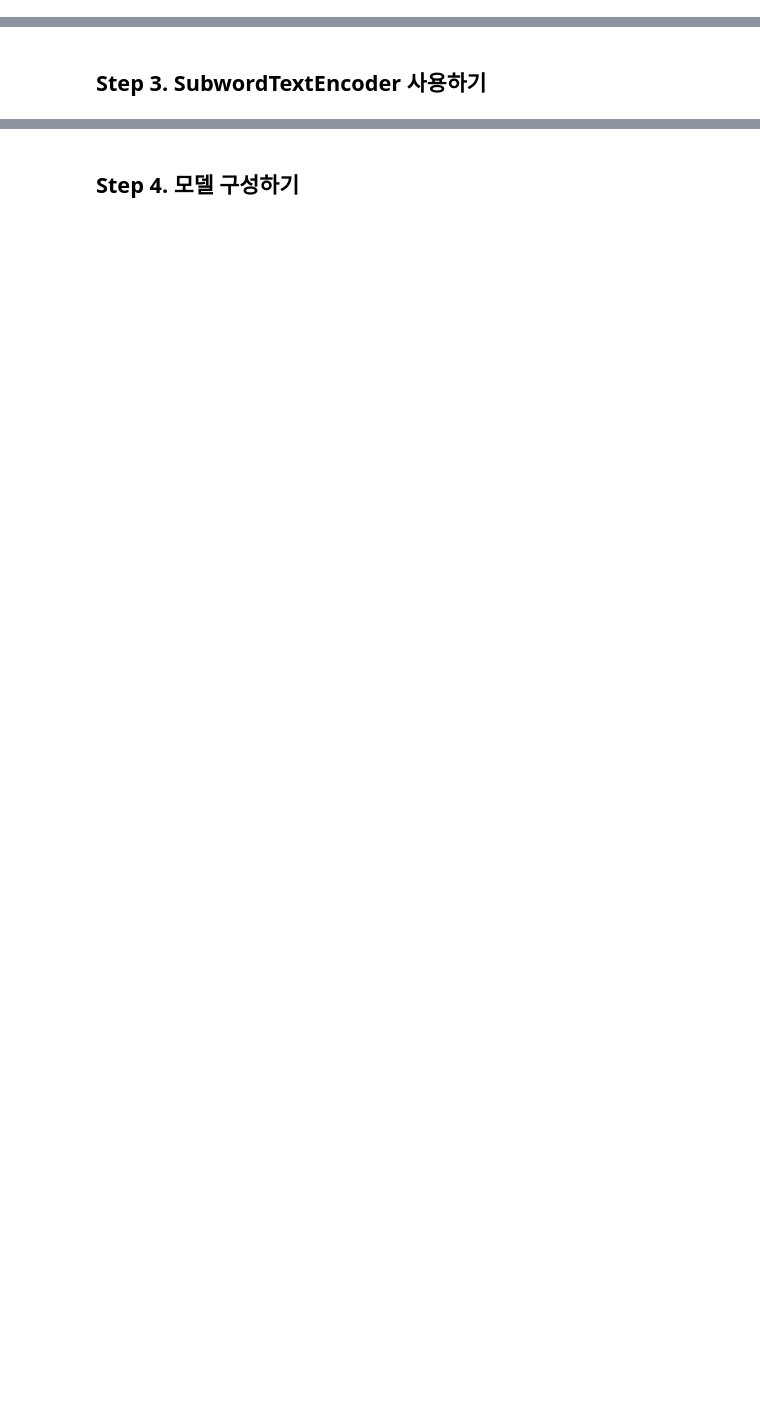
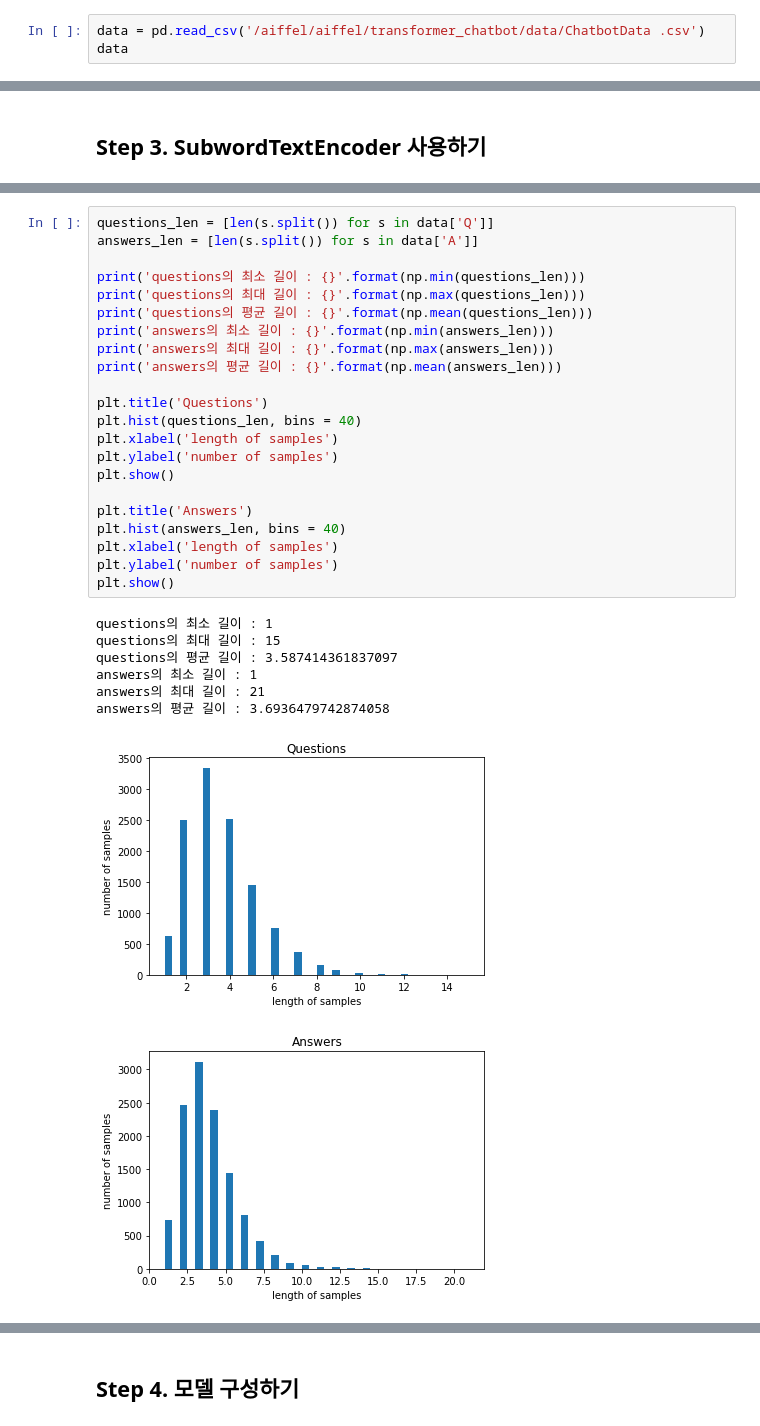
Before and after one commit to soy53/AIFFEL, a Jupyter notebook: Exploration/[E-14]transfomer.ipynb, the cells around one changed output, grey strips where cells are left out. Drawn from its saved outputs; the diff is of its cells as text; blank space fills up the shorter version.

```diff
--- a/Exploration/[E-14]transfomer.ipynb
+++ b/Exploration/[E-14]transfomer.ipynb
@@ -5,2 +18,5 @@
 # %% [markdown]
 ## Step 2. 데이터 전처리하기
+# %%
+data = pd.read_csv('/aiffel/aiffel/transformer_chatbot/data/ChatbotData .csv')
+data
@@ -8,0 +128,31 @@
+# %%
+questions_len = [len(s.split()) for s in data['Q']]
+answers_len = [len(s.split()) for s in data['A']]
+
+print('questions의 최소 길이 : {}'.format(np.min(questions_len)))
+print('questions의 최대 길이 : {}'.format(np.max(questions_len)))
+print('questions의 평균 길이 : {}'.format(np.mean(questions_len)))
+print('answers의 최소 길이 : {}'.format(np.min(answers_len)))
+print('answers의 최대 길이 : {}'.format(np.max(answers_len)))
+print('answers의 평균 길이 : {}'.format(np.mean(answers_len)))
+
+plt.title('Questions')
+plt.hist(questions_len, bins = 40)
+plt.xlabel('length of samples')
+plt.ylabel('number of samples')
+plt.show()
+
+plt.title('Answers')
+plt.hist(answers_len, bins = 40)
+plt.xlabel('length of samples')
+plt.ylabel('number of samples')
+plt.show()
+# %% [output]
+questions의 최소 길이 : 1
+questions의 최대 길이 : 15
+questions의 평균 길이 : 3.587414361837097
+answers의 최소 길이 : 1
+answers의 최대 길이 : 21
+answers의 평균 길이 : 3.6936479742874058
+[figure, added]
+[figure, added]
```
Also changed, not shown: parts of 50 cells of this notebook.
